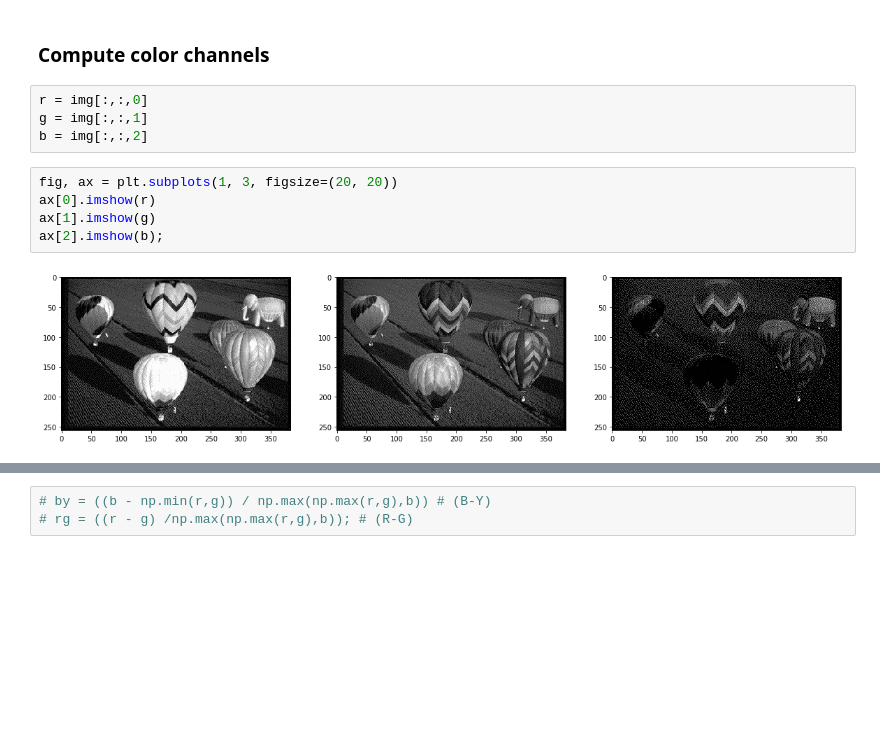
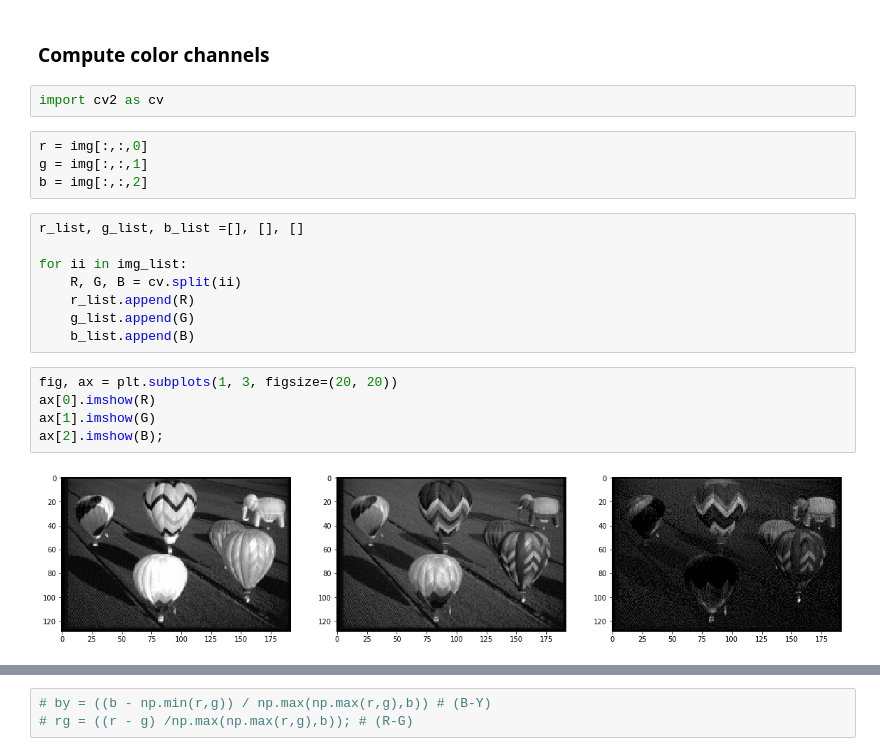
Before and after one commit to alTeska/face_saliency, a Jupyter notebook: DevelopmentNotebook.ipynb, the cells around one changed output, grey strips where cells are left out. Cells and saved outputs as stored; diff of their text form; blank space fills up the shorter version.

```diff
--- a/DevelopmentNotebook.ipynb
+++ b/DevelopmentNotebook.ipynb
@@ -122,14 +133,24 @@ ax[2].imshow(sal_map[2]);
 Not in the features file yet.
 # %% [markdown]
 ### Compute color channels
+# %%
+import cv2 as cv
 # %%
 r = img[:,:,0]
 g = img[:,:,1]
 b = img[:,:,2]
+# %%
+r_list, g_list, b_list =[], [], []
+
+for ii in img_list:
+    R, G, B = cv.split(ii)
+    r_list.append(R)
+    g_list.append(G)
+    b_list.append(B)
 # %%
 fig, ax = plt.subplots(1, 3, figsize=(20, 20))
-ax[0].imshow(r)
-ax[1].imshow(g)
-ax[2].imshow(b);
+ax[0].imshow(R)
+ax[1].imshow(G)
+ax[2].imshow(B);
 # %% [output]
-[figure, old version]
+[figure, new version]
```
Also changed, not shown: parts of 15 cells of this notebook, 1 other file.
